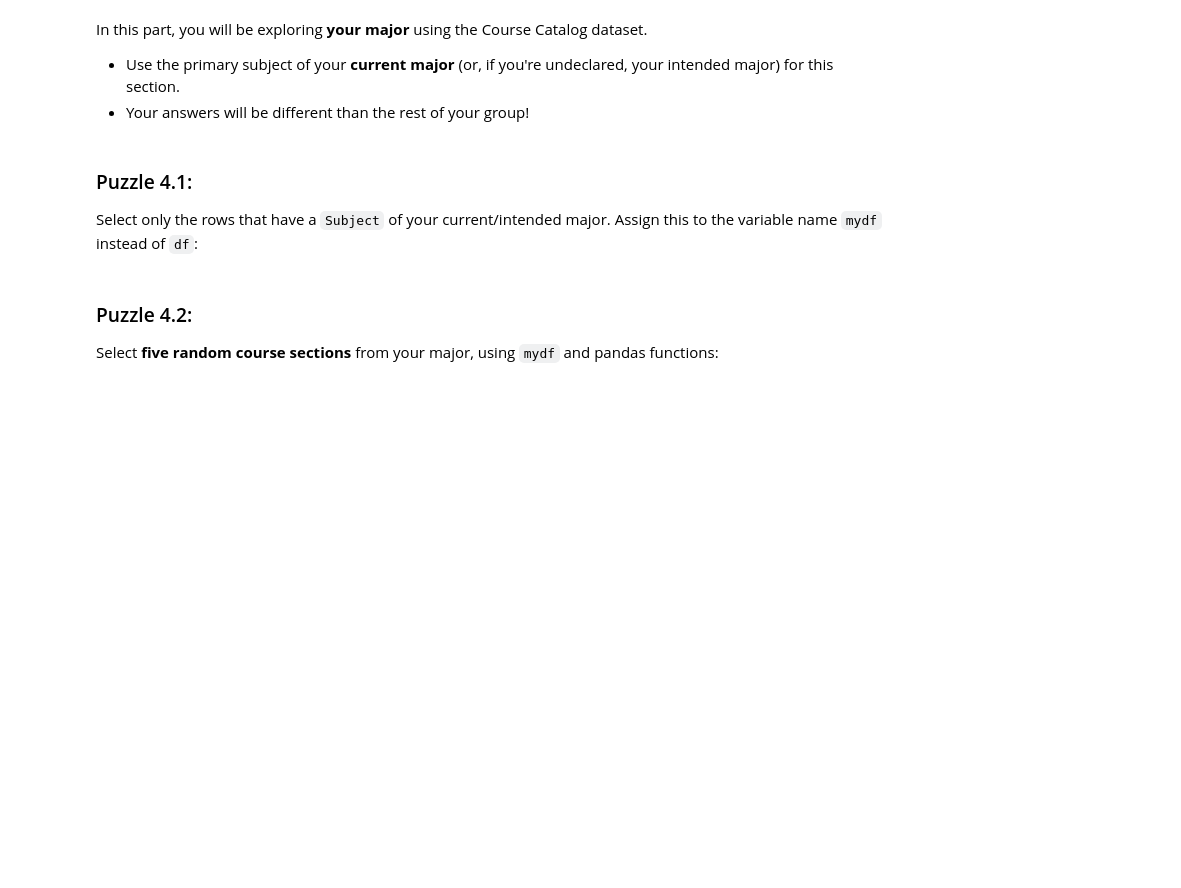
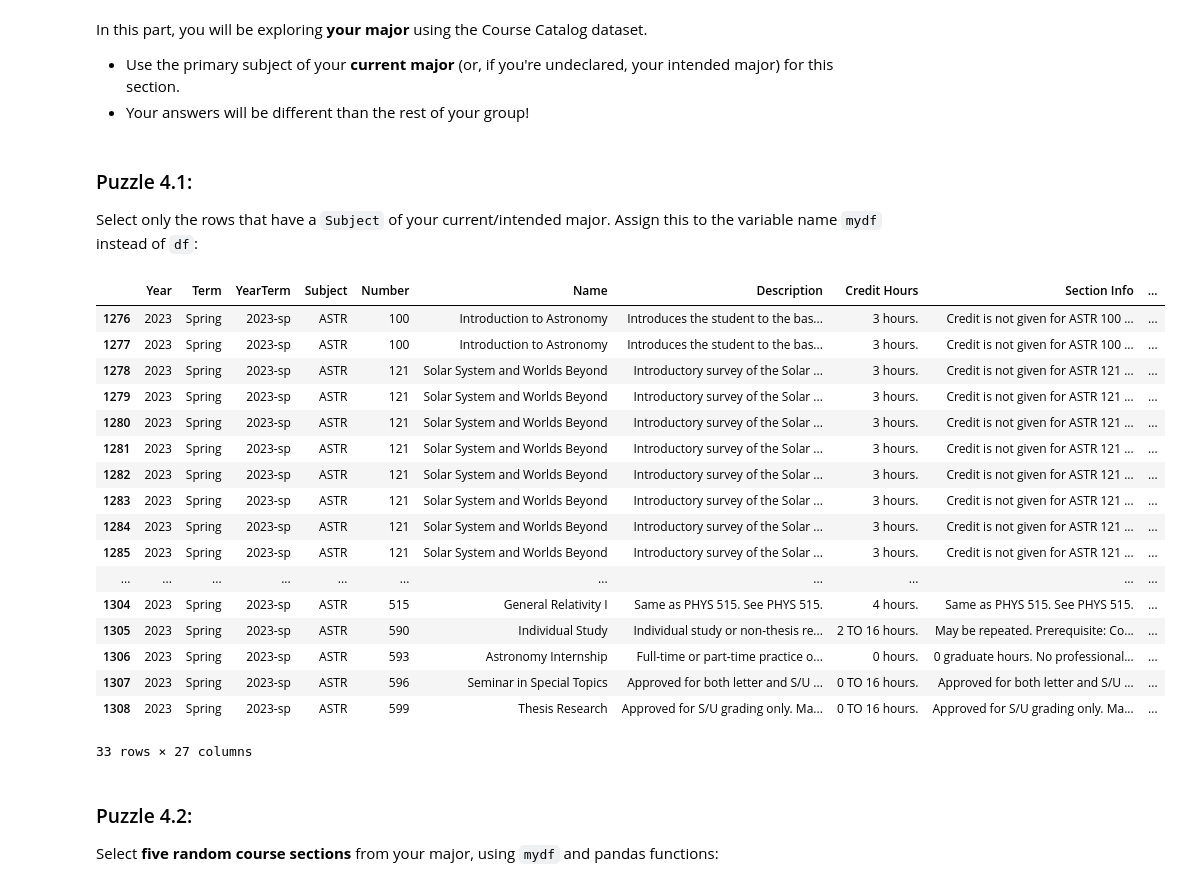
Before and after one commit to ryguy2k4/stat107, a Jupyter notebook: lab_pandas/lab_pandas.ipynb, the cells around one changed output. Drawn from its saved outputs; the diff is of its cells as text; code cells hidden in the pictures; blank space fills up the shorter version.

```diff
--- a/lab_pandas/lab_pandas.ipynb
+++ b/lab_pandas/lab_pandas.ipynb
@@ -162,5 +164,7 @@ https://waf.cs.illinois.edu/discovery/course-catalog.csv
 Remember, URLs passed to `read_csv` are **string** variables, so remember to use **quotation marks**.
 # %%
 # Load the course catalog dataset into a variable named `df`:
+
+df = pd.read_csv("https://waf.cs.illinois.edu/discovery/course-catalog.csv")
 # %%
 # Look at `df` to confirm that this worked:
@@ -260,8 +326,27 @@ In this part, you will be exploring **your major** using the Course Catalog data
 
 Select only the rows that have a `Subject` of your current/intended major.  Assign this to the variable name `mydf` instead of `df`:
 # %%
-mydf = ...
+mydf = df[df.Subject == "ASTR"]
 mydf
+# %% [output]
+|  | Year | Term | YearTerm | Subject | Number | Name | Description | Credit Hours | Section Info | ... |
+| 1276 | 2023 | Spring | 2023-sp | ASTR | 100 | Introduction to Astronomy | Introduces the student to the bas... | 3 hours. | Credit is not given for ASTR 100 ... | ... |
+| 1277 | 2023 | Spring | 2023-sp | ASTR | 100 | Introduction to Astronomy | Introduces the student to the bas... | 3 hours. | Credit is not given for ASTR 100 ... | ... |
+| 1278 | 2023 | Spring | 2023-sp | ASTR | 121 | Solar System and Worlds Beyond | Introductory survey of the Solar ... | 3 hours. | Credit is not given for ASTR 121 ... | ... |
+| 1279 | 2023 | Spring | 2023-sp | ASTR | 121 | Solar System and Worlds Beyond | Introductory survey of the Solar ... | 3 hours. | Credit is not given for ASTR 121 ... | ... |
+| 1280 | 2023 | Spring | 2023-sp | ASTR | 121 | Solar System and Worlds Beyond | Introductory survey of the Solar ... | 3 hours. | Credit is not given for ASTR 121 ... | ... |
+| 1281 | 2023 | Spring | 2023-sp | ASTR | 121 | Solar System and Worlds Beyond | Introductory survey of the Solar ... | 3 hours. | Credit is not given for ASTR 121 ... | ... |
+| 1282 | 2023 | Spring | 2023-sp | ASTR | 121 | Solar System and Worlds Beyond | Introductory survey of the Solar ... | 3 hours. | Credit is not given for ASTR 121 ... | ... |
+| 1283 | 2023 | Spring | 2023-sp | ASTR | 121 | Solar System and Worlds Beyond | Introductory survey of the Solar ... | 3 hours. | Credit is not given for ASTR 121 ... | ... |
+| 1284 | 2023 | Spring | 2023-sp | ASTR | 121 | Solar System and Worlds Beyond | Introductory survey of the Solar ... | 3 hours. | Credit is not given for ASTR 121 ... | ... |
+| 1285 | 2023 | Spring | 2023-sp | ASTR | 121 | Solar System and Worlds Beyond | Introductory survey of the Solar ... | 3 hours. | Credit is not given for ASTR 121 ... | ... |
+| ... | ... | ... | ... | ... | ... | ... | ... | ... | ... | ... |
+| 1304 | 2023 | Spring | 2023-sp | ASTR | 515 | General Relativity I | Same as PHYS 515. See PHYS 515. | 4 hours. | Same as PHYS 515. See PHYS 515. | ... |
+| 1305 | 2023 | Spring | 2023-sp | ASTR | 590 | Individual Study | Individual study or non-thesis re... | 2 TO 16 hours. | May be repeated. Prerequisite: Co... | ... |
+| 1306 | 2023 | Spring | 2023-sp | ASTR | 593 | Astronomy Internship | Full-time or part-time practice o... | 0 hours. | 0 graduate hours. No professional... | ... |
+| 1307 | 2023 | Spring | 2023-sp | ASTR | 596 | Seminar in Special Topics | Approved for both letter and S/U ... | 0 TO 16 hours. | Approved for both letter and S/U ... | ... |
+| 1308 | 2023 | Spring | 2023-sp | ASTR | 599 | Thesis Research | Approved for S/U grading only. Ma... | 0 TO 16 hours. | Approved for S/U grading only. Ma... | ... |
+33 rows × 27 columns
 # %% [markdown]
 ### Puzzle 4.2:
 
```
Also changed, not shown: parts of 38 cells of this notebook.
